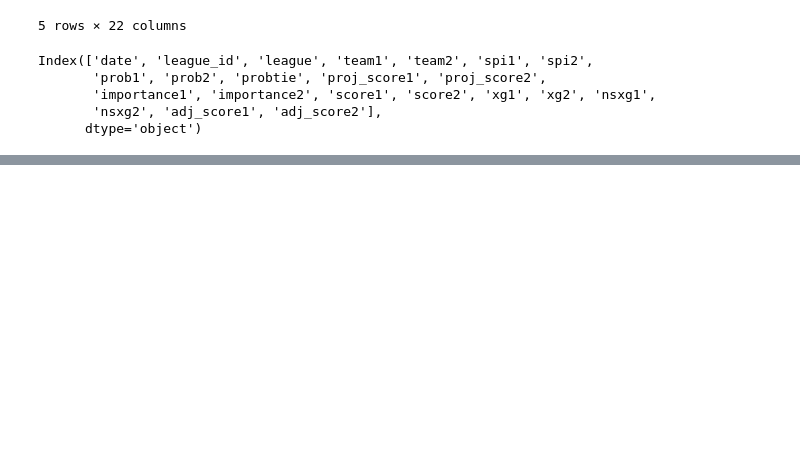
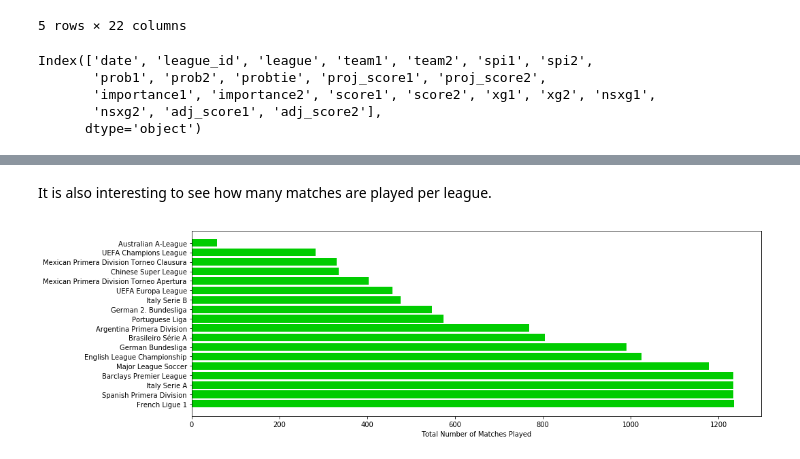
Before and after one commit to Ruturaj4/the_oscars, a Jupyter notebook: notebooks/1.0-rkv-the-oscars.ipynb, the cells around one changed output, grey strips where cells are left out. Cells and saved outputs as stored; diff of their text form; code cells hidden in the pictures; blank space fills up the shorter version.

```diff
--- a/notebooks/1.0-rkv-the-oscars.ipynb
+++ b/notebooks/1.0-rkv-the-oscars.ipynb
@@ -51,0 +74,13 @@ Index(['date', 'league_id', 'league', 'team1', 'team2', 'spi1', 'spi2',
+# %% [markdown]
+It is also interesting to see how many matches are played per league.
+# %%
+dic = matches.league.value_counts().to_dict()
+
+plt.figure(figsize=(15, 5))
+y_pos = np.arange(len(dic.keys()))
+plt.barh(y_pos, list(dic.values()), color = "#00cc00")
+plt.yticks(y_pos, list(dic.keys()))
+plt.xlabel("Total Number of Matches Played")
+plt.show()
+# %% [output]
+[figure, added]
```
Also changed, not shown: parts of 7 cells of this notebook.
